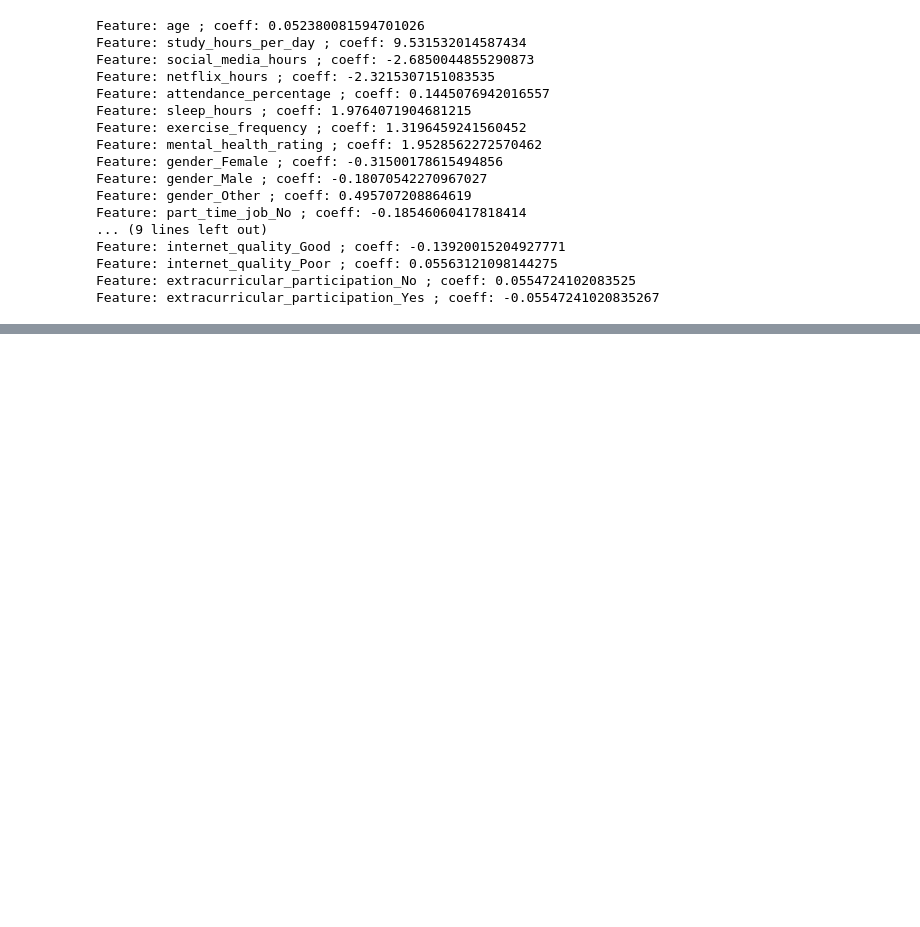
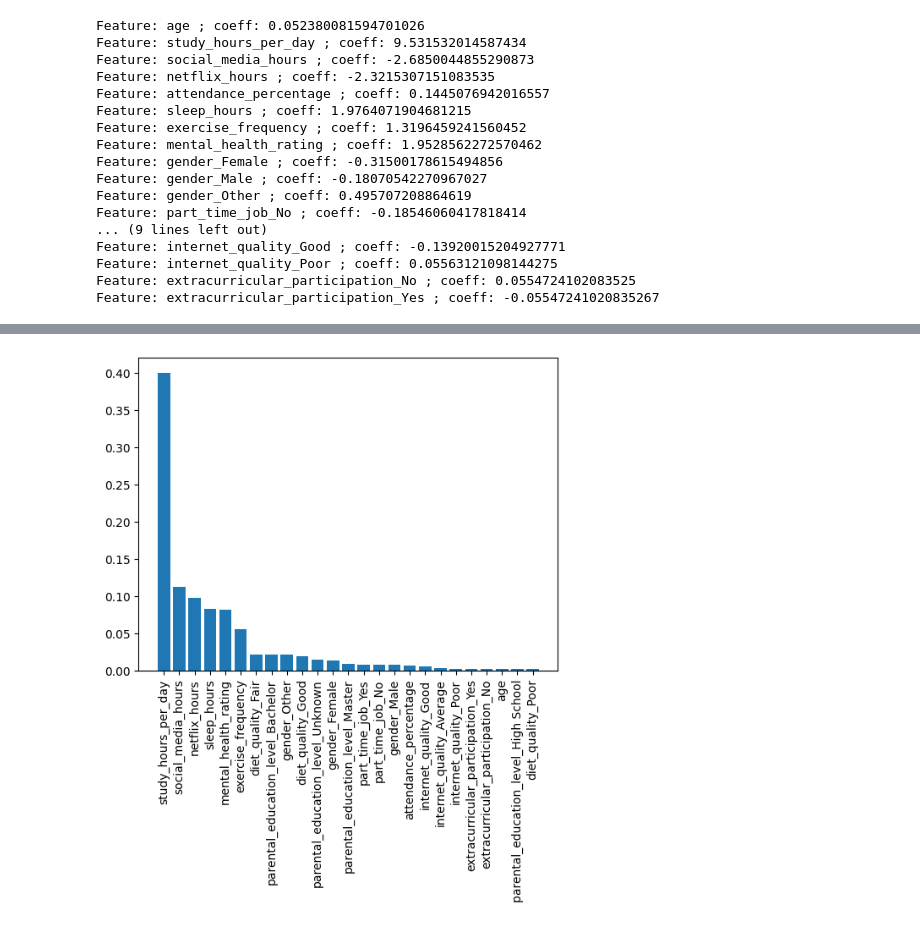
Before and after one commit to smazoyerdatascience/Student-Habits-vs-Academic-Performance, a Jupyter notebook: notebooks/student_habits_performance_ML.ipynb, the cells around one changed output, grey strips where cells are left out. Cells and saved outputs as stored; diff of their text form; code cells hidden in the pictures; blank space fills up the shorter version.

```diff
--- a/notebooks/student_habits_performance_ML.ipynb
+++ b/notebooks/student_habits_performance_ML.ipynb
@@ -131,0 +138,15 @@ Feature: extracurricular_participation_Yes ; coeff: -0.05547241020835267
+# %%
+total_abs_coeff = sum(abs(reg_lin.coef_))
+print(total_abs_coeff)
+
+feature_coeff = []
+for i in range(len(reg_lin.coef_)):
+    feature_coeff.append({'feature' : X.columns[i], "coeff" : abs(reg_lin.coef_[i])/total_abs_coeff})
+
+print(feature_coeff)
+
+def select_coeff(x):
+    return x["coeff"]
+print(select_coeff(feature_coeff[1]))
+print(sorted(feature_coeff, reverse=True, key=select_coeff))
+feature_coeff_sorted = sorted(feature_coeff, reverse=True, key=select_coeff)
@@ -131,0 +158,12 @@ Feature: extracurricular_participation_Yes ; coeff: -0.05547241020835267
+# %%
+feature = []
+coeff = []
+for i in range(len(feature_coeff_sorted)):
+    feature.append(feature_coeff_sorted[i]['feature'])
+    coeff.append(feature_coeff_sorted[i]['coeff'])
+
+plt.bar(feature, coeff)
+plt.xticks(rotation=90)
+plt.show()
+# %% [output]
+[figure, added]
```
Also changed, not shown: parts of 2 cells of this notebook.
